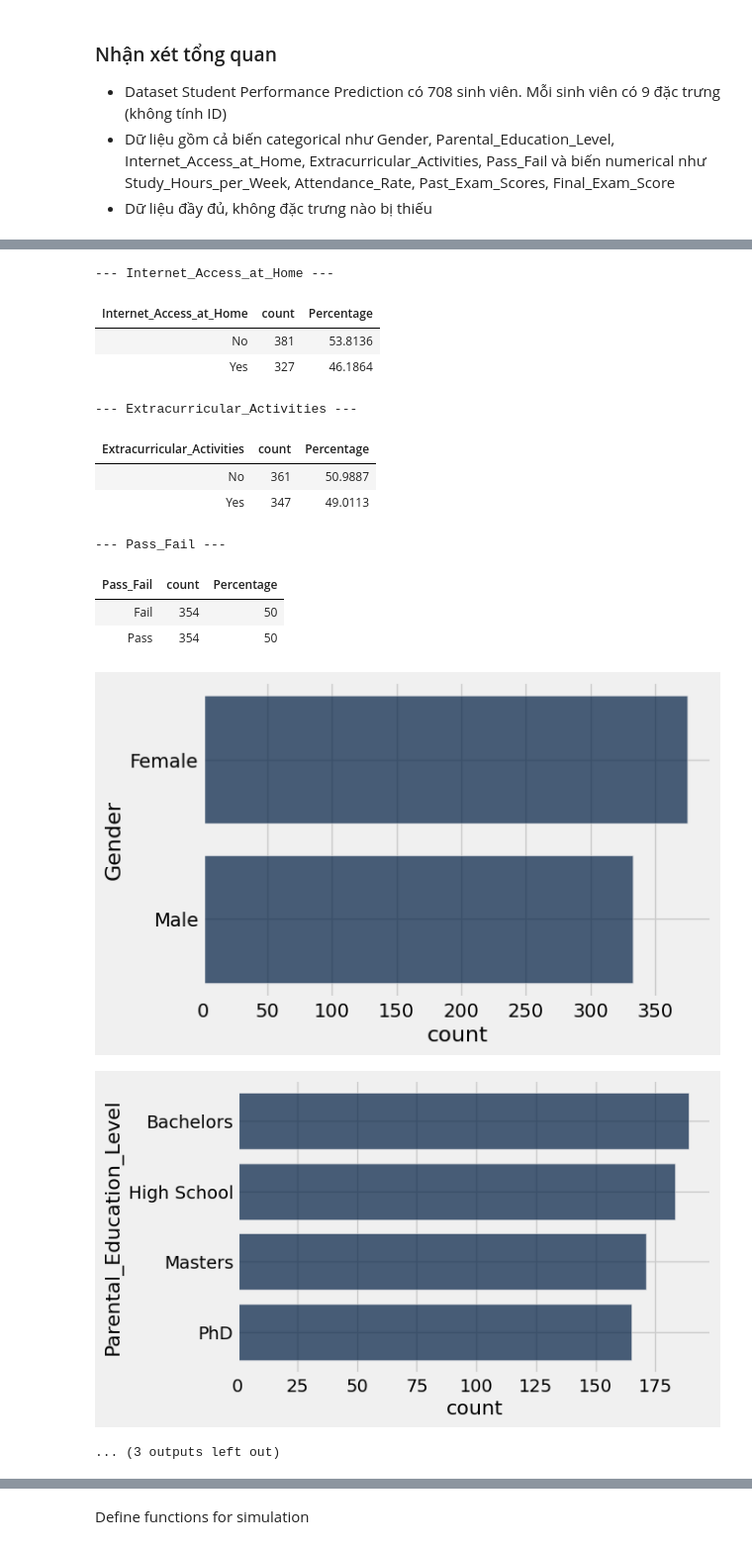
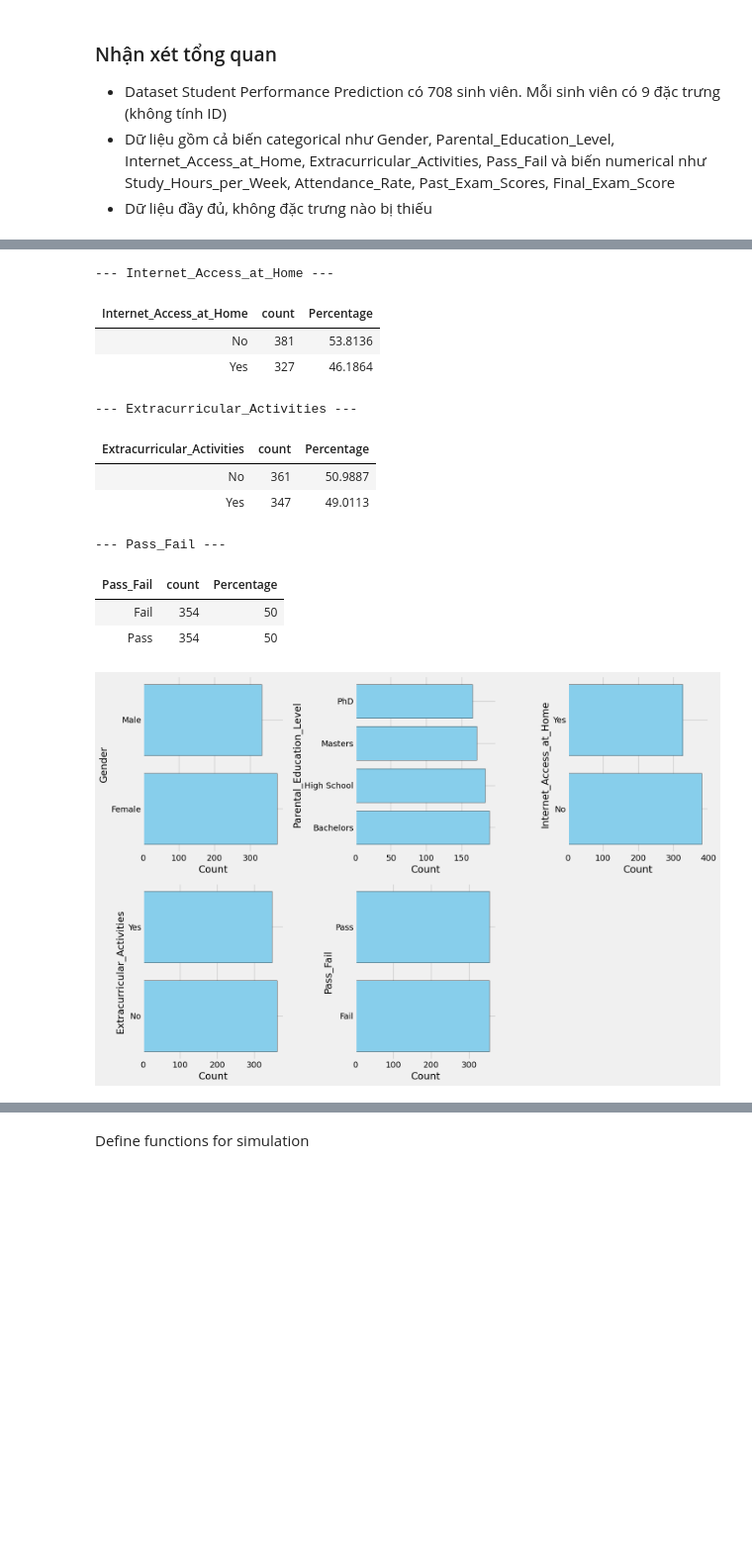
Before and after one commit to anizme/UET_DataScience_Prj, a Jupyter notebook: explore_spp_data.ipynb, the cells around one changed output, grey strips where cells are left out. Shown at 99% size. Cells and saved outputs as stored; diff of their text form; code cells hidden in the pictures; blank space fills up the shorter version.

Commit message:
new outline, plot more gentle

```diff
--- a/explore_spp_data.ipynb
+++ b/explore_spp_data.ipynb
@@ -128,0 +126,6 @@ spp_categorical_cols = [
+# %%
+# Các cột numerical
+spp_numeric_cols = ['Study_Hours_per_Week',
+                    'Attendance_Rate',
+                    'Past_Exam_Scores',
+                    'Final_Exam_Score']
@@ -128,0 +175,11 @@ spp_categorical_cols = [
+# %%
+fig, axes = plt.subplots(2, 2, figsize=(12, 10))  # Tạo lưới 2x2 cho 4 cột
+axes = axes.flatten()
+
+for i, col in enumerate(spp_numeric_cols):
+    axes[i].hist(numerical_data.column(col), bins=10, color='skyblue', edgecolor='black')
+    axes[i].set_xlabel(col)
+    axes[i].set_ylabel('Frequency')
+
+plt.tight_layout()
+plt.show()
@@ -129,47 +192,54 @@ spp_categorical_cols = [
 # %%
-# Hàm phân tích cho từng cột
-def analyze_categorical_column(col):
-    print(f'--- {col} ---')
+# Hàm phân tích và vẽ biểu đồ cho từng cột
+def analyze_categorical_columns(columns):
+    rows = (len(columns) + 2) // 3  # Tính số hàng cần thiết cho lưới 2x3
+    fig, axes = plt.subplots(rows, 3, figsize=(15, 5 * rows))  # Tạo lưới 2x3
+    axes = axes.flatten()  # Chuyển mảng 2D thành 1D để dễ truy cập
 
-    # Đếm số lượng từng nhóm
-    counts = original_spp.group(col)
-    total = original_spp.num_rows
+    for i, col in enumerate(columns):
+        counts = original_spp.group(col)  # Đếm số lượng từng nhóm
+        total = original_spp.num_rows
+        percent = counts.with_column('Percentage', counts.column('count') / total * 100)  # Tính tỷ lệ phần trăm
 
-    # Tính tỷ lệ phần trăm
-    percent = counts.with_column('Percentage', counts.column('count') / total * 100)
+        # Hiển thị bảng tần suất
+        print(f'--- {col} ---')
+        percent.show()
 
-    # Hiển thị bảng tần suất
-    percent.show()
+        # Vẽ biểu đồ trên subplot
+        axes[i].barh(counts.column(col), counts.column('count'), color='skyblue', edgecolor='black')
+        axes[i].set_xlabel('Count')
+        axes[i].set_ylabel(col)
 
-    # Vẽ biểu đồ
-    counts.barh(col)
+    # Ẩn các subplot thừa (nếu có)
+    for j in range(len(columns), len(axes)):
+        axes[j].axis('off')
 
-# Chạy phân tích cho từng biến
-for col in spp_categorical_cols:
-    analyze_categorical_column(col)
+    plt.tight_layout()  # Căn chỉnh khoảng cách giữa các subplot
+    plt.show()
+
+# Chạy phân tích cho tất cả các cột categorical
+analyze_categorical_columns(spp_categorical_cols)
 # %% [output]
 --- Gender ---
 | Gender | count | Percentage |
 | Female | 375 | 52.9661 |
 | Male | 333 | 47.0339 |
 --- Parental_Education_Level ---
 | Parental_Education_Level | count | Percentage |
 | Bachelors | 189 | 26.6949 |
 | High School | 183 | 25.8475 |
 | Masters | 171 | 24.1525 |
 | PhD | 165 | 23.3051 |
 --- Internet_Access_at_Home ---
 | Internet_Access_at_Home | count | Percentage |
 | No | 381 | 53.8136 |
 | Yes | 327 | 46.1864 |
 --- Extracurricular_Activities ---
 | Extracurricular_Activities | count | Percentage |
 | No | 361 | 50.9887 |
 | Yes | 347 | 49.0113 |
 --- Pass_Fail ---
 | Pass_Fail | count | Percentage |
 | Fail | 354 | 50 |
 | Pass | 354 | 50 |
-[figure, old version]
+[figure, new version]
-[figure, removed]
-... (3 outputs left out)
```
Also changed, not shown: parts of 92 cells of this notebook.
